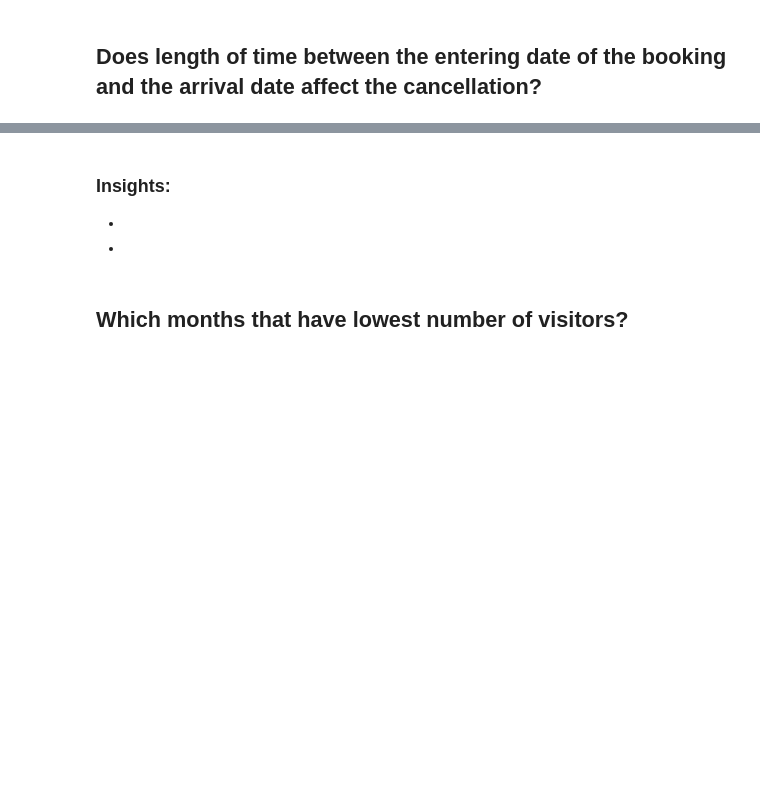
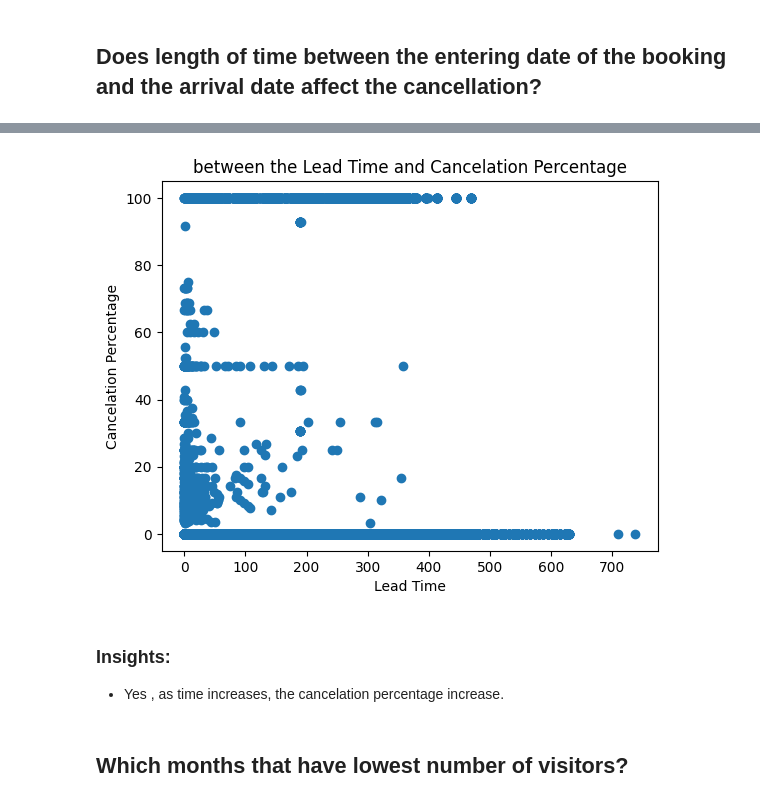
Before and after one commit to Tuwaiq-Data-Science-Bootcamp-V4/PCA-Lab, a Jupyter notebook: CV_Assignment.ipynb, the cells around one changed output, grey strips where cells are left out. Saved outputs shown, nothing was run; the diff lists cells and outputs as text; code cells hidden in the pictures; blank space fills up the shorter version.

```diff
--- a/CV_Assignment.ipynb
+++ b/CV_Assignment.ipynb
@@ -119,6 +121,17 @@ df.describe(include='object')
-# %% [markdown]
-### Insights:
--
--
+# %%
+df['cancelation_percentage'] = df['previous_cancellations'] / (df['previous_cancellations'] + df['previous_bookings_not_canceled'])
+df['cancelation_percentage'].fillna(0, inplace=True)
+# %%
+plt.scatter( x=df['lead_time'], y=df['cancelation_percentage']*100)
+
+# Add labels and title
+plt.xlabel('Lead Time')
+plt.ylabel('Cancelation Percentage')
+plt.title('between the Lead Time and Cancelation Percentage');
+# %% [output]
+[figure, added]
+# %% [markdown]
+### Insights:
+- Yes , as time increases, the cancelation percentage increase.
 # %% [markdown]
 ## Which months that have lowest number of visitors?
```
Also changed, not shown: parts of 34 cells of this notebook.
